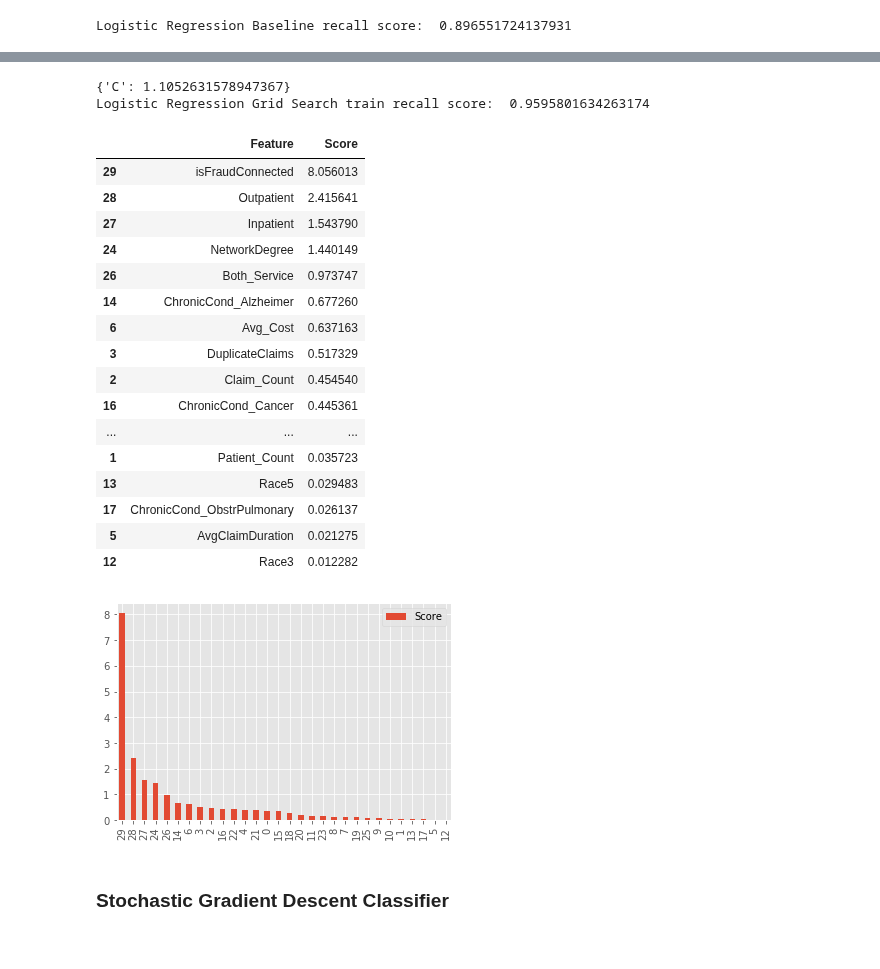
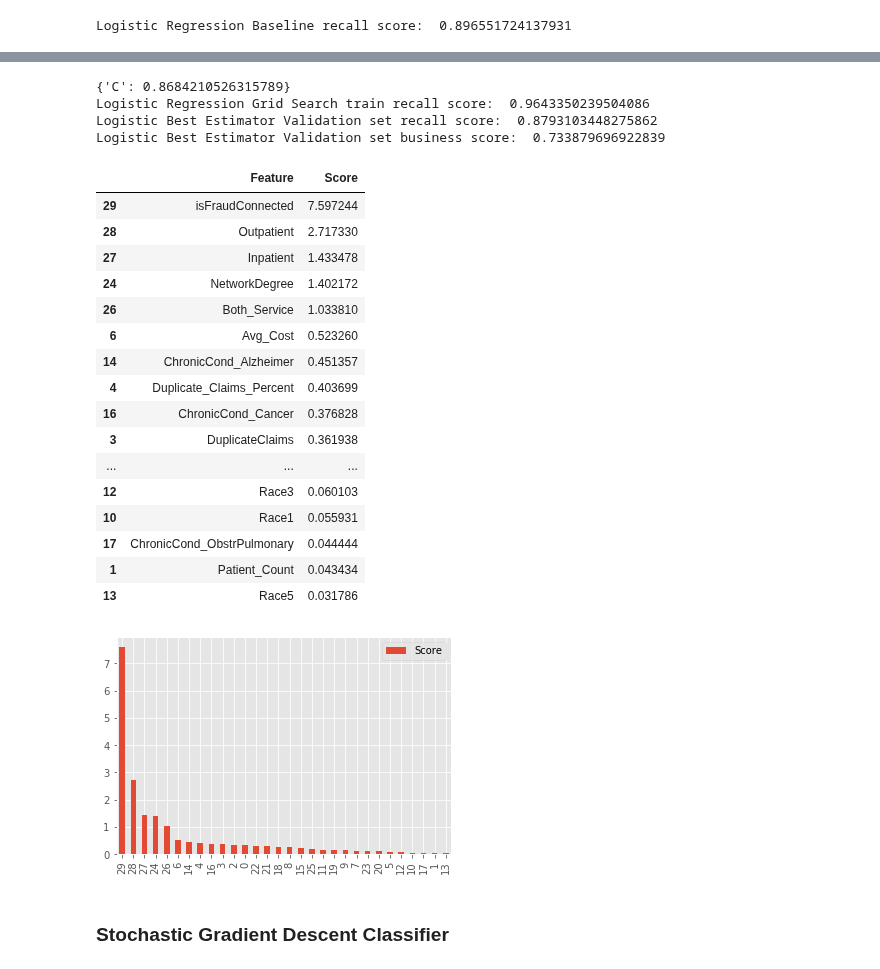
Before and after one commit to cosmochoi/healthcare_fraud, a Jupyter notebook: ML_Models.ipynb, the cells around one changed output, grey strips where cells are left out. Cells and saved outputs as stored; diff of their text form; code cells hidden in the pictures.

Commit message:
added new business scoring function -TP

```diff
--- a/ML_Models.ipynb
+++ b/ML_Models.ipynb
@@ -171,44 +172,48 @@ GridSearchCV(cv=5, estimator=LogisticRegression(C=0.237, solver='liblinear'),
        0.78947368, 0.86842105, 0.94736842, 1.02631579, 1.10526316,
        1.18421053, 1.26315789, 1.34210526, 1.42105263, 1.5       ])},
              scoring='recall')
-# %%
-print(grid_search_logit.best_params_)
-print("Logistic Regression Grid Search train recall score: ", grid_search_logit.best_score_)
-logistic_final = grid_search_logit.best_estimator_
-# %% [output]
-{'C': 1.1052631578947367}
-Logistic Regression Grid Search train recall score:  0.9595801634263174
+# %%
+logit_final = grid_search_logit.best_estimator_
+print(grid_search_logit.best_params_)
+print("Logistic Regression Grid Search train recall score: ", grid_search_logit.best_score_)
+print("Logistic Best Estimator Validation set recall score: ", recall_score(y_test,logit_final.predict(X_test)))
+print("Logistic Best Estimator Validation set business score: ", businessgain(y_test,logit_final.predict(X_test)))
+# %% [output]
+{'C': 0.8684210526315789}
+Logistic Regression Grid Search train recall score:  0.9643350239504086
+Logistic Best Estimator Validation set recall score:  0.8793103448275862
+Logistic Best Estimator Validation set business score:  0.733879696922839
 # %%
-importance = logistic_final.coef_[0]
+importance = logit_final.coef_[0]
 feature_importance = pd.DataFrame(columns = ('Feature', 'Score'))
 
 # summarize feature importance
 for i,v in enumerate(importance):
     feature_importance.loc[i] = X_train_Bal.columns[i], np.abs(v)
 
 # plot feature importance
 scores = feature_importance.sort_values(by = 'Score', ascending=False)
 scores.plot.bar()
 scores
 # %% [output]
 |  | Feature | Score |
-| 29 | isFraudConnected | 8.056013 |
-| 28 | Outpatient | 2.415641 |
-| 27 | Inpatient | 1.543790 |
-| 24 | NetworkDegree | 1.440149 |
-| 26 | Both_Service | 0.973747 |
-| 14 | ChronicCond_Alzheimer | 0.677260 |
-| 6 | Avg_Cost | 0.637163 |
-| 3 | DuplicateClaims | 0.517329 |
-| 2 | Claim_Count | 0.454540 |
-| 16 | ChronicCond_Cancer | 0.445361 |
+| 29 | isFraudConnected | 7.597244 |
+| 28 | Outpatient | 2.717330 |
+| 27 | Inpatient | 1.433478 |
+| 24 | NetworkDegree | 1.402172 |
+| 26 | Both_Service | 1.033810 |
+| 6 | Avg_Cost | 0.523260 |
+| 14 | ChronicCond_Alzheimer | 0.451357 |
+| 4 | Duplicate_Claims_Percent | 0.403699 |
+| 16 | ChronicCond_Cancer | 0.376828 |
+| 3 | DuplicateClaims | 0.361938 |
 | ... | ... | ... |
-| 1 | Patient_Count | 0.035723 |
-| 13 | Race5 | 0.029483 |
-| 17 | ChronicCond_ObstrPulmonary | 0.026137 |
-| 5 | AvgClaimDuration | 0.021275 |
-| 12 | Race3 | 0.012282 |
+| 12 | Race3 | 0.060103 |
+| 10 | Race1 | 0.055931 |
+| 17 | ChronicCond_ObstrPulmonary | 0.044444 |
+| 1 | Patient_Count | 0.043434 |
+| 13 | Race5 | 0.031786 |
-[figure, old version]
+[figure, new version]
 # %% [markdown]
 ### Stochastic Gradient Descent Classifier
 # %%
```
Also changed, not shown: parts of 26 cells of this notebook, 1 other file.
